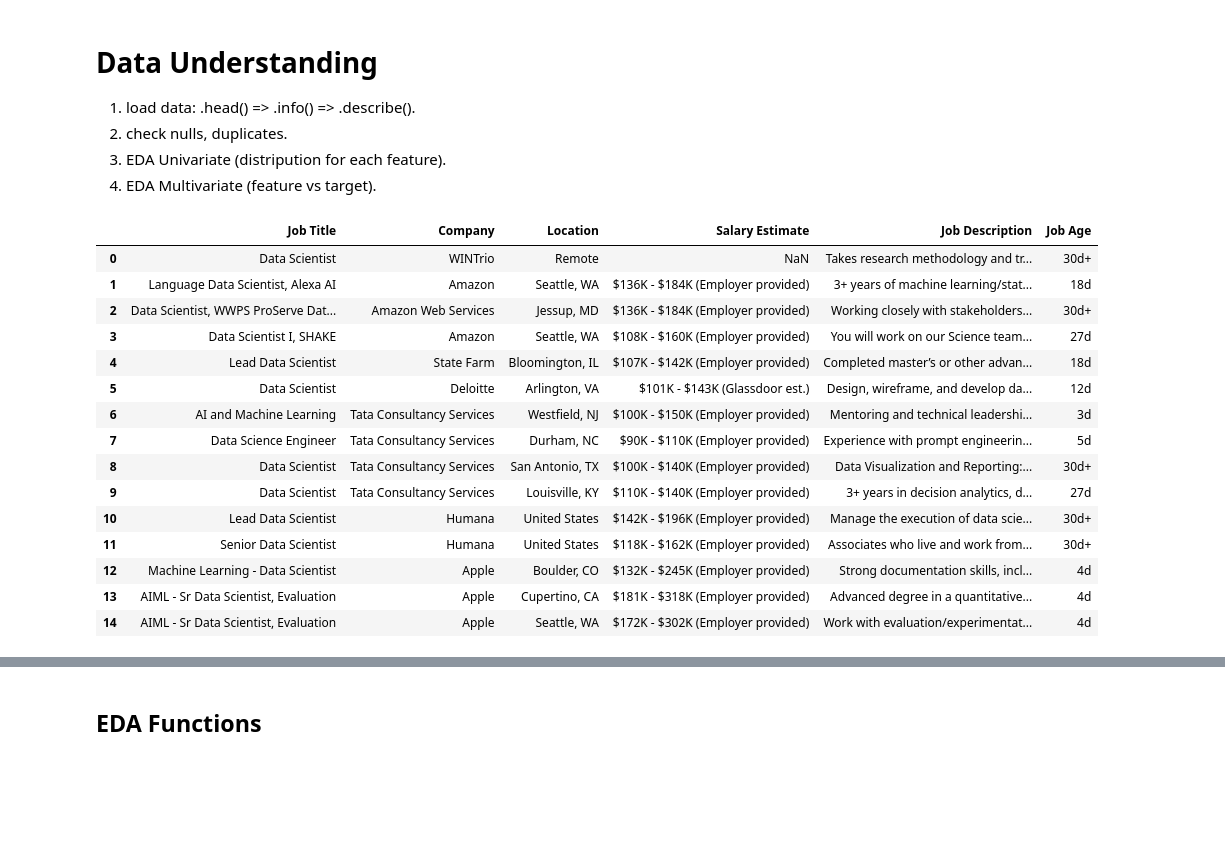
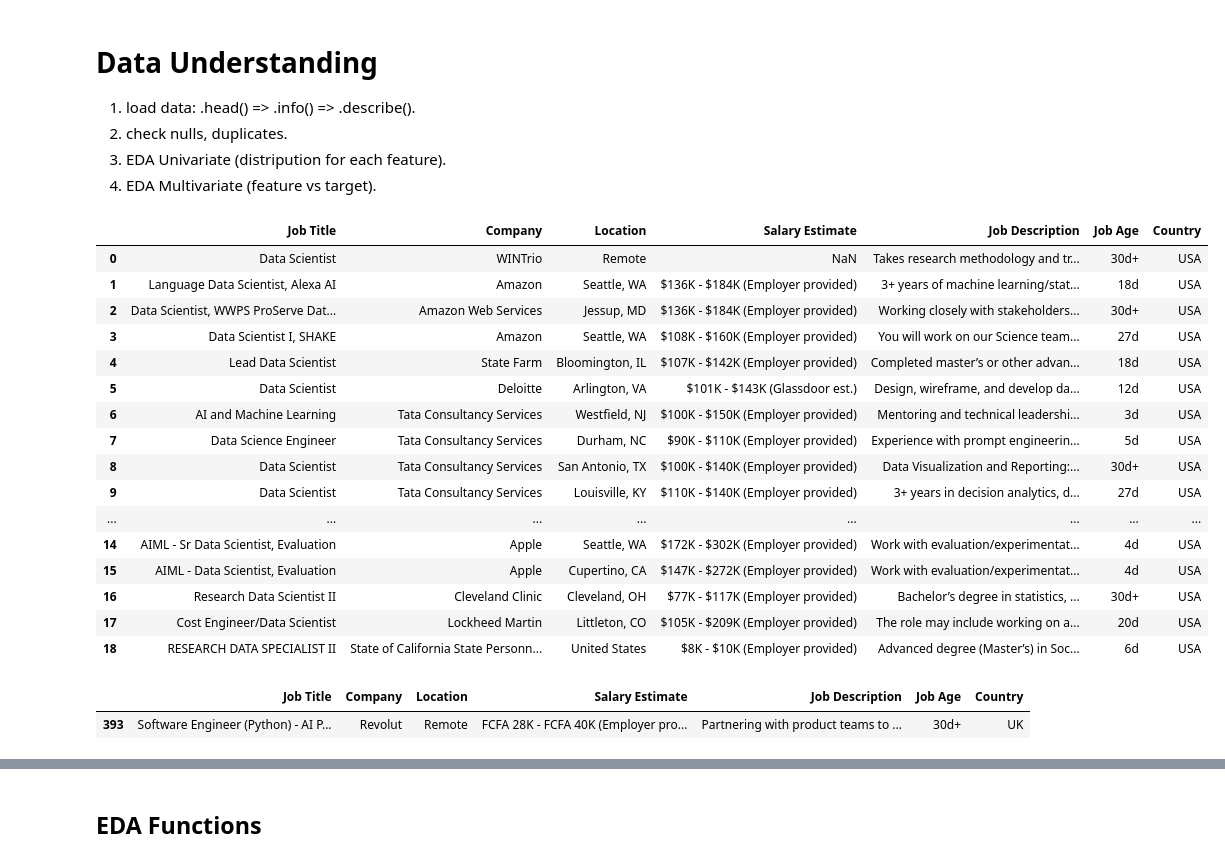
Before and after one commit to Salah-Mo-hammed/ds-jobs, a Jupyter notebook: ds_jobs_project/notebooks/ds_jobs_notebook.ipynb, the cells around one changed output, grey strips where cells are left out. Saved outputs shown, nothing was run; the diff lists cells and outputs as text; code cells hidden in the pictures; blank space fills up the shorter version.

```diff
--- a/ds_jobs_project/notebooks/ds_jobs_notebook.ipynb
+++ b/ds_jobs_project/notebooks/ds_jobs_notebook.ipynb
@@ -120,24 +144,30 @@ df=merged_df.copy() ##? data frames for the merged data without the old glassdoo
 big_df=big_merged_df.copy()##? with the old glassdoor data (data from 2020)
 # %%
 df=pd.read_csv("/home/salah-mohammed/Data_Science/ds_jobs_project/data/merged_data_frames/merged_jobs_data.csv")
-df.head(15)
+df.head(19)
 # %% [output]
-|  | Job Title | Company | Location | Salary Estimate | Job Description | Job Age |
-| 0 | Data Scientist | WINTrio | Remote | NaN | Takes research methodology and tr... | 30d+ |
-| 1 | Language Data Scientist, Alexa AI | Amazon | Seattle, WA | $136K - $184K (Employer provided) | 3+ years of machine learning/stat... | 18d |
-| 2 | Data Scientist, WWPS ProServe Dat... | Amazon Web Services | Jessup, MD | $136K - $184K (Employer provided) | Working closely with stakeholders... | 30d+ |
-| 3 | Data Scientist I, SHAKE | Amazon | Seattle, WA | $108K - $160K (Employer provided) | You will work on our Science team... | 27d |
-| 4 | Lead Data Scientist | State Farm | Bloomington, IL | $107K - $142K (Employer provided) | Completed master’s or other advan... | 18d |
-| 5 | Data Scientist | Deloitte | Arlington, VA | $101K - $143K (Glassdoor est.) | Design, wireframe, and develop da... | 12d |
-| 6 | AI and Machine Learning | Tata Consultancy Services | Westfield, NJ | $100K - $150K (Employer provided) | Mentoring and technical leadershi... | 3d |
-| 7 | Data Science Engineer | Tata Consultancy Services | Durham, NC | $90K - $110K (Employer provided) | Experience with prompt engineerin... | 5d |
-| 8 | Data Scientist | Tata Consultancy Services | San Antonio, TX | $100K - $140K (Employer provided) | Data Visualization and Reporting:... | 30d+ |
-| 9 | Data Scientist | Tata Consultancy Services | Louisville, KY | $110K - $140K (Employer provided) | 3+ years in decision analytics, d... | 27d |
-| 10 | Lead Data Scientist | Humana | United States | $142K - $196K (Employer provided) | Manage the execution of data scie... | 30d+ |
-| 11 | Senior Data Scientist | Humana | United States | $118K - $162K (Employer provided) | Associates who live and work from... | 30d+ |
-| 12 | Machine Learning - Data Scientist | Apple | Boulder, CO | $132K - $245K (Employer provided) | Strong documentation skills, incl... | 4d |
-| 13 | AIML - Sr Data Scientist, Evaluation | Apple | Cupertino, CA | $181K - $318K (Employer provided) | Advanced degree in a quantitative... | 4d |
-| 14 | AIML - Sr Data Scientist, Evaluation | Apple | Seattle, WA | $172K - $302K (Employer provided) | Work with evaluation/experimentat... | 4d |
+|  | Job Title | Company | Location | Salary Estimate | Job Description | Job Age | Country |
+| 0 | Data Scientist | WINTrio | Remote | NaN | Takes research methodology and tr... | 30d+ | USA |
+| 1 | Language Data Scientist, Alexa AI | Amazon | Seattle, WA | $136K - $184K (Employer provided) | 3+ years of machine learning/stat... | 18d | USA |
+| 2 | Data Scientist, WWPS ProServe Dat... | Amazon Web Services | Jessup, MD | $136K - $184K (Employer provided) | Working closely with stakeholders... | 30d+ | USA |
+| 3 | Data Scientist I, SHAKE | Amazon | Seattle, WA | $108K - $160K (Employer provided) | You will work on our Science team... | 27d | USA |
+| 4 | Lead Data Scientist | State Farm | Bloomington, IL | $107K - $142K (Employer provided) | Completed master’s or other advan... | 18d | USA |
+| 5 | Data Scientist | Deloitte | Arlington, VA | $101K - $143K (Glassdoor est.) | Design, wireframe, and develop da... | 12d | USA |
+| 6 | AI and Machine Learning | Tata Consultancy Services | Westfield, NJ | $100K - $150K (Employer provided) | Mentoring and technical leadershi... | 3d | USA |
+| 7 | Data Science Engineer | Tata Consultancy Services | Durham, NC | $90K - $110K (Employer provided) | Experience with prompt engineerin... | 5d | USA |
+| 8 | Data Scientist | Tata Consultancy Services | San Antonio, TX | $100K - $140K (Employer provided) | Data Visualization and Reporting:... | 30d+ | USA |
+| 9 | Data Scientist | Tata Consultancy Services | Louisville, KY | $110K - $140K (Employer provided) | 3+ years in decision analytics, d... | 27d | USA |
+| ... | ... | ... | ... | ... | ... | ... | ... |
+| 14 | AIML - Sr Data Scientist, Evaluation | Apple | Seattle, WA | $172K - $302K (Employer provided) | Work with evaluation/experimentat... | 4d | USA |
+| 15 | AIML - Data Scientist, Evaluation | Apple | Cupertino, CA | $147K - $272K (Employer provided) | Work with evaluation/experimentat... | 4d | USA |
+| 16 | Research Data Scientist II | Cleveland Clinic | Cleveland, OH | $77K - $117K (Employer provided) | Bachelor’s degree in statistics, ... | 30d+ | USA |
+| 17 | Cost Engineer/Data Scientist | Lockheed Martin | Littleton, CO | $105K - $209K (Employer provided) | The role may include working on a... | 20d | USA |
+| 18 | RESEARCH DATA SPECIALIST II | State of California State Personn... | United States | $8K - $10K (Employer provided) | Advanced degree (Master’s) in Soc... | 6d | USA |
+# %%
+df.loc[df.index==393]
+# %% [output]
+|  | Job Title | Company | Location | Salary Estimate | Job Description | Job Age | Country |
+| 393 | Software Engineer (Python) - AI P... | Revolut | Remote | FCFA 28K - FCFA 40K (Employer pro... | Partnering with product teams to ... | 30d+ | UK |
 # %%
 df.info()
 # %% [output]
```
Also changed, not shown: parts of 60 cells of this notebook, 1 other file.
